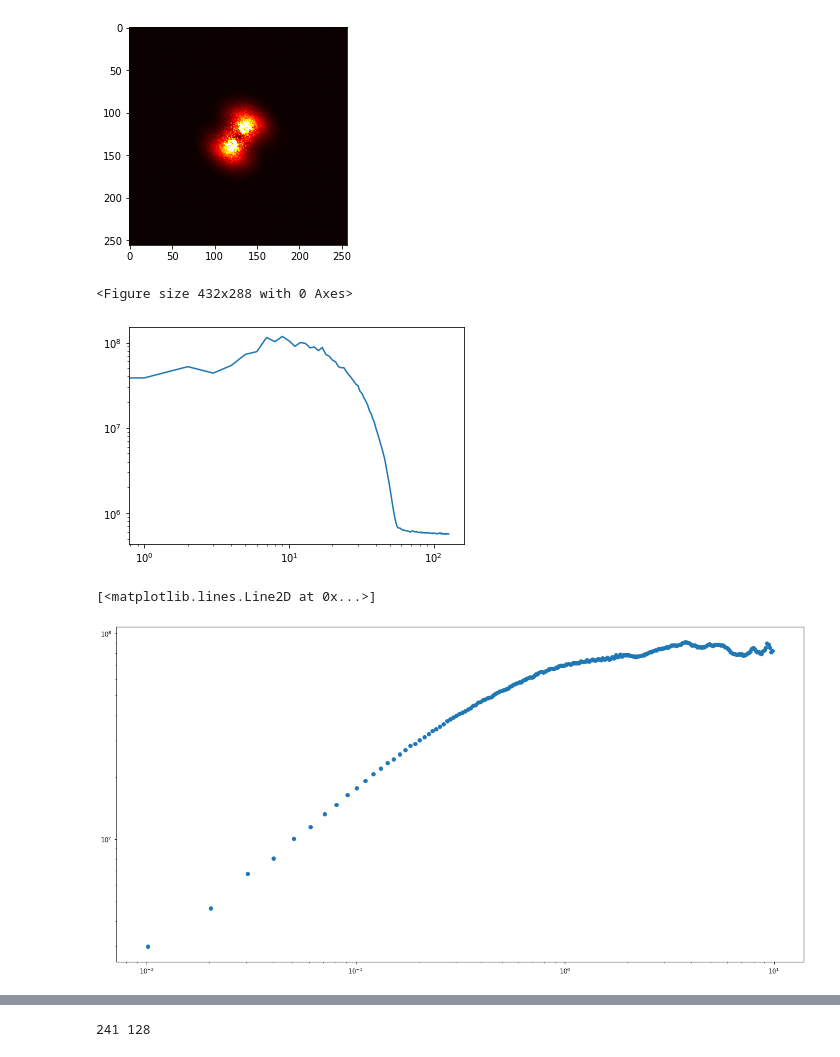
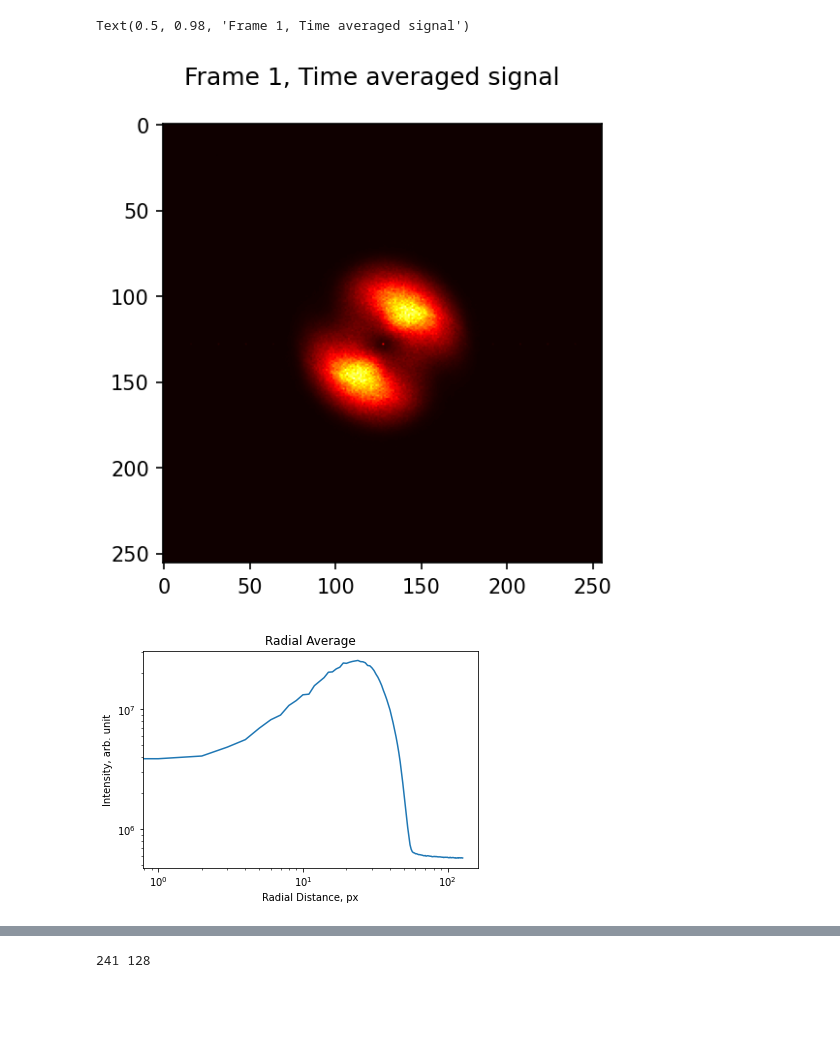
Before and after one commit to JeppeKlitgaard/DDMTools, a Jupyter notebook: notebooks/ddm_workbench.ipynb, the cells around one changed output, grey strips where cells are left out. Cells and saved outputs as stored; diff of their text form; code cells hidden in the pictures; blank space fills up the shorter version.

```diff
--- a/notebooks/ddm_workbench.ipynb
+++ b/notebooks/ddm_workbench.ipynb
@@ -16,4 +16,4 @@ import pandas as pd
 
 
 data_path = (Path("G:") / "My Drive" / "Dynamics in Complex Fluids" / "DDM" / "Data").resolve()
-experiment_path = data_path / "2BD01_1__middle1"
+experiment_path = data_path / "2BD01_1__middle2"
@@ -46,32 +66,25 @@ fig = ddm.plot_differential_spectrum(diff, 3)
 # %%
-# Show time
-average = ddm.get_time_average(400, max_couples=50)
+# Show time average
+average = ddm.get_time_average(10, max_couples=300)
 
-fig = ddm.plot_time_average(average, brightness=3.0)
+fig = ddm.plot_time_average(average, brightness=1.0)
+fig.set_dpi(150)
+fig.suptitle("Frame 1, Time averaged signal")
 # %% [output]
+Text(0.5, 0.98, 'Frame 1, Time averaged signal')
-[figure, old version]
+[figure, new version]
 # %%
 # Show radial average
 # We can radially average since we expect isotropy
 
 rad_average = ddm.get_radial_average(average)
 fig = ddm.plot_radial_average(rad_average)
-fig
+fig.set_dpi(150)
 # %% [output]
-<Figure size 432x288 with 0 Axes>
-[figure, old version]
+[figure, new version]
 # %%
 taus = ddm.get_log_spaced_taus(150)
 # taus = np.array(range(len(ddm.stack)))
 
 times = ddm.taus_to_times(taus)
 iqtaus = ddm.analyse(taus, max_couples=100)
-# %%
-fig = plt.figure()
-fig.set_size_inches(20, 10)
-plt.xscale("log")
-plt.yscale("log")
-plt.plot(times, iqtaus[:, 15], "o")
-# %% [output]
-[<matplotlib.lines.Line2D at 0x...>]
-[figure, removed]
```
Also changed, not shown: parts of 11 cells of this notebook, 2 other files.
